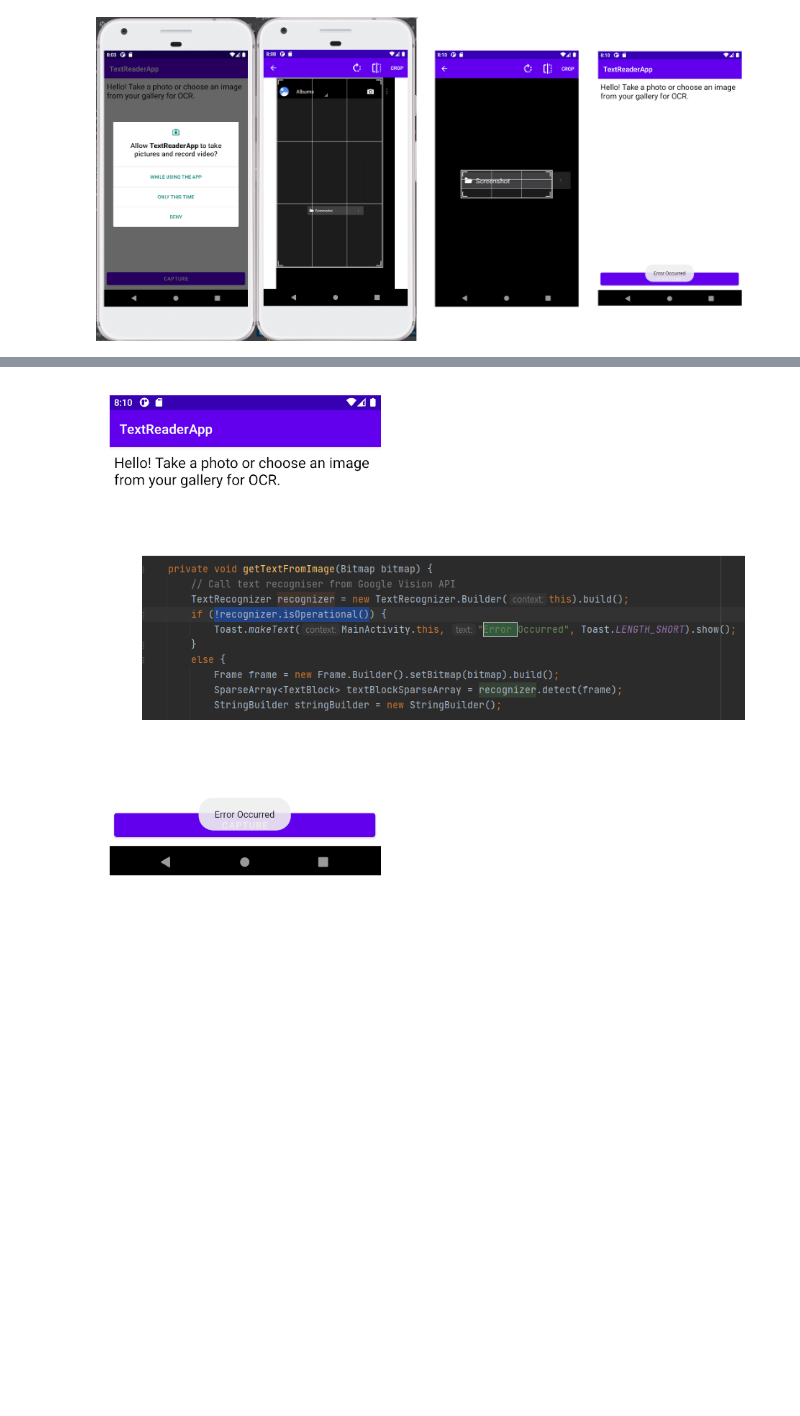
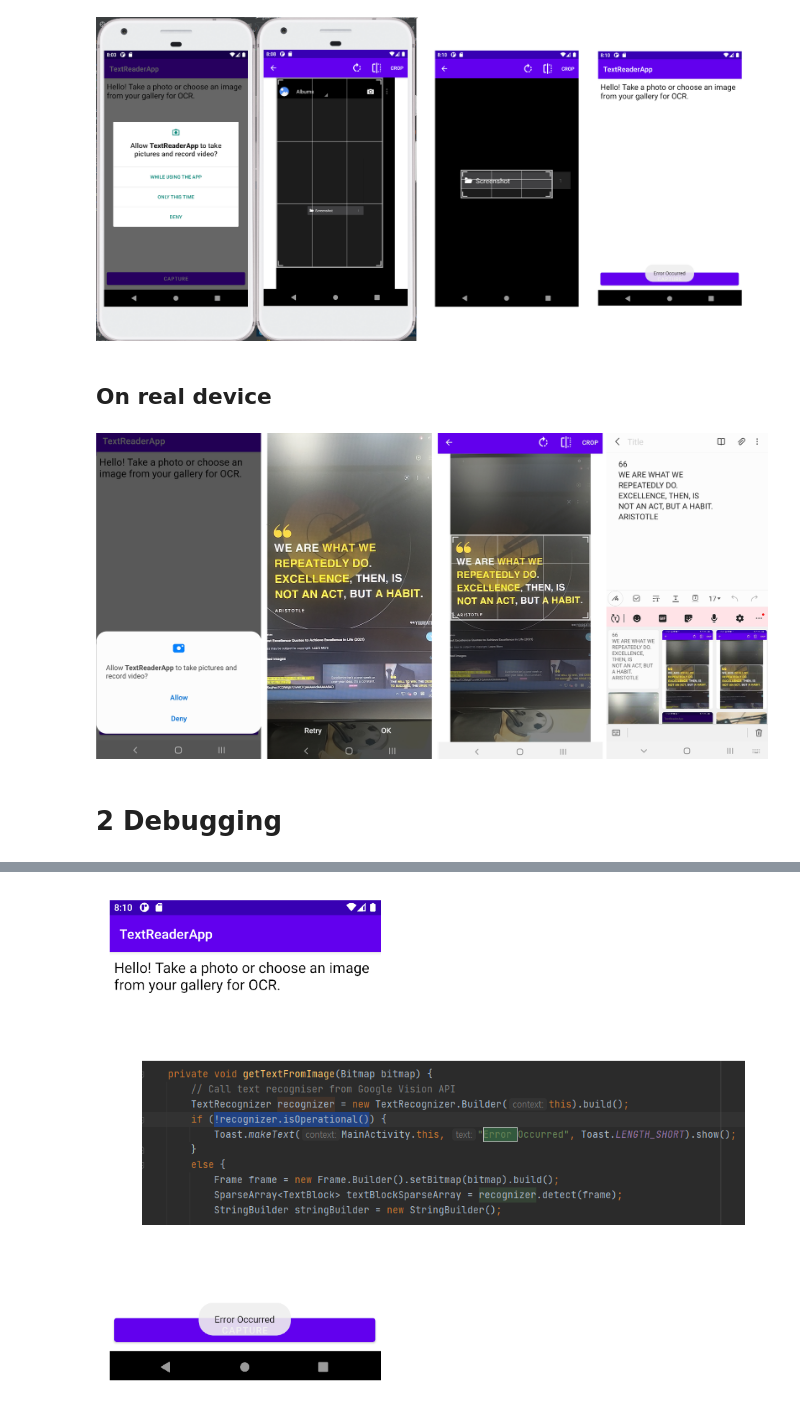
Before and after one commit to Coding-Forest/2021-Android-Text-Scanner, a Jupyter notebook: 00 Tutorial/OCR Project Guide 3 Testing & Debugging.ipynb, the cells around one changed output, grey strips where cells are left out. Saved outputs shown, nothing was run; the diff lists cells and outputs as text; code cells hidden in the pictures; blank space fills up the shorter version.

```diff
--- a/00 Tutorial/OCR Project Guide 3 Testing & Debugging.ipynb
+++ b/00 Tutorial/OCR Project Guide 3 Testing & Debugging.ipynb
@@ -6,12 +6,3 @@ Hi. I'm currently learning android development and this is my personal learning
 All the code is from Coding with Evan and you can watch the original tutorial in the below link. Have fun learning :) !
 
 https://www.youtube.com/watch?v=sjkDbxyoNW0&ab_channel=CodingWithEvan
-# %%
-import cv2
-from google.colab.patches import cv2_imshow
-from google.colab import drive
-drive.mount('here')
-
-def show(path):
-    img = cv2.imread(path)
-    cv2_imshow(img)
@@ -26,3 +17,12 @@ test = "/content/here/MyDrive/Android/OCRApp_test.png"
 show(test)
 # %% [output]
 [figure]
+# %% [markdown]
+## On real device
+# %%
+test = "/content/here/MyDrive/Android/TextReaderApp/result text reader.png"
+show(test)
+# %% [output]
+[figure, added]
+# %% [markdown]
+# 2 Debugging
```
Also changed, not shown: parts of 6 cells of this notebook.
